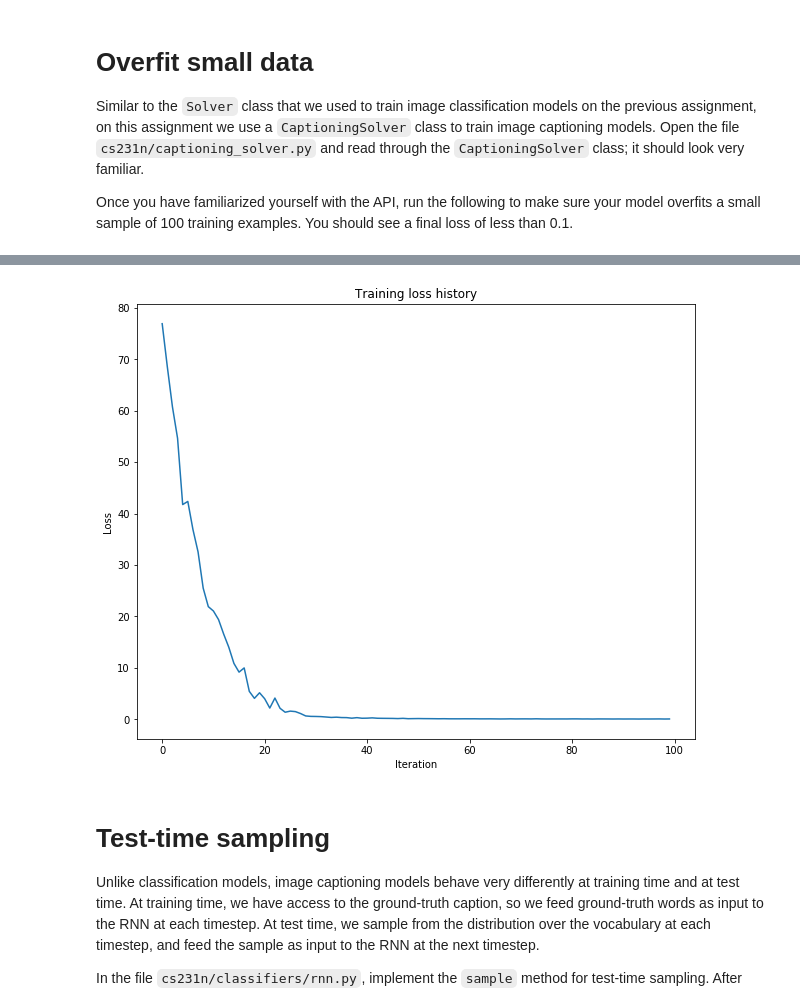
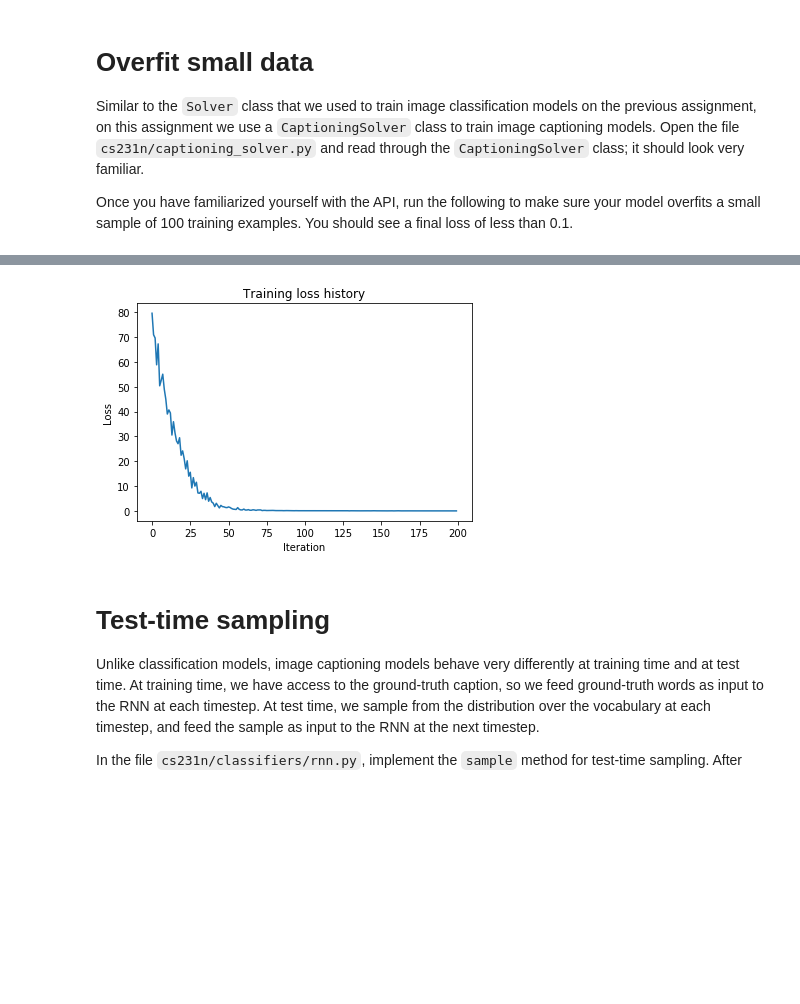
Before and after one commit to shashanksiripragada/cs231n, a Jupyter notebook: assignment3/RNN_Captioning.ipynb, the cells around one changed output, grey strips where cells are left out. Saved outputs shown, nothing was run; the diff lists cells and outputs as text; code cells hidden in the pictures; blank space fills up the shorter version.

```diff
--- a/assignment3/RNN_Captioning.ipynb
+++ b/assignment3/RNN_Captioning.ipynb
@@ -448,7 +445,7 @@ Once you have familiarized yourself with the API, run the following to make sure
 # %%
 np.random.seed(231)
 
-small_data = load_coco_data(max_train=50)
+small_data = load_coco_data(max_train=100)
 
 small_rnn_model = CaptioningRNN(
           cell_type='rnn',
@@ -491,4 +498,4 @@ plt.show()
-[figure, old version]
+[figure, new version]
 # %% [markdown]
 # Test-time sampling
 Unlike classification models, image captioning models behave very differently at training time and at test time. At training time, we have access to the ground-truth caption, so we feed ground-truth words as input to the RNN at each timestep. At test time, we sample from the distribution over the vocabulary at each timestep, and feed the sample as input to the RNN at the next timestep.
```
Also changed, not shown: parts of 15 cells of this notebook, 1 other file.
